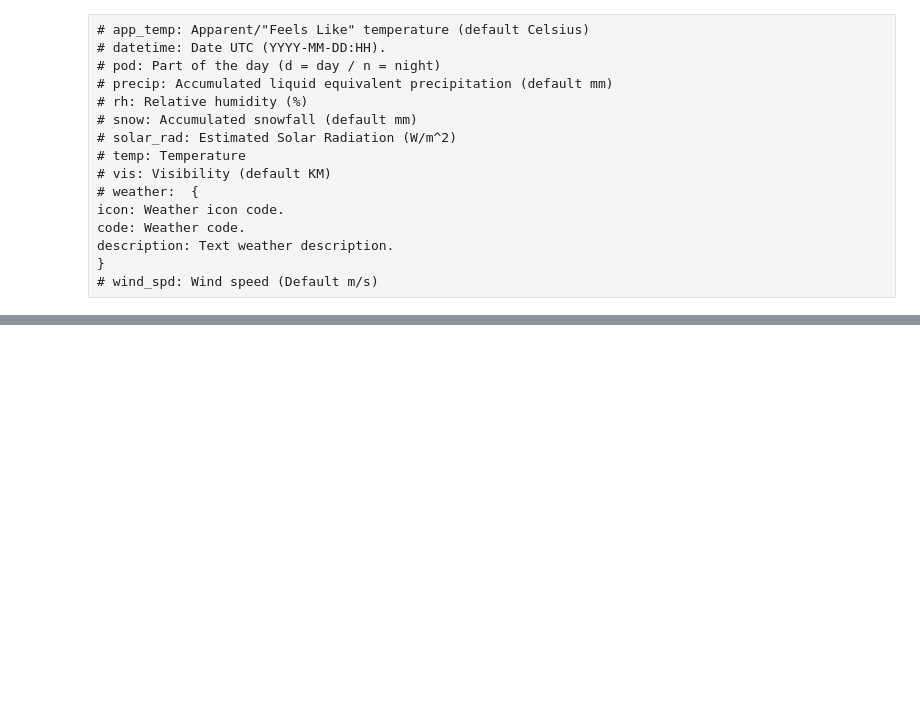
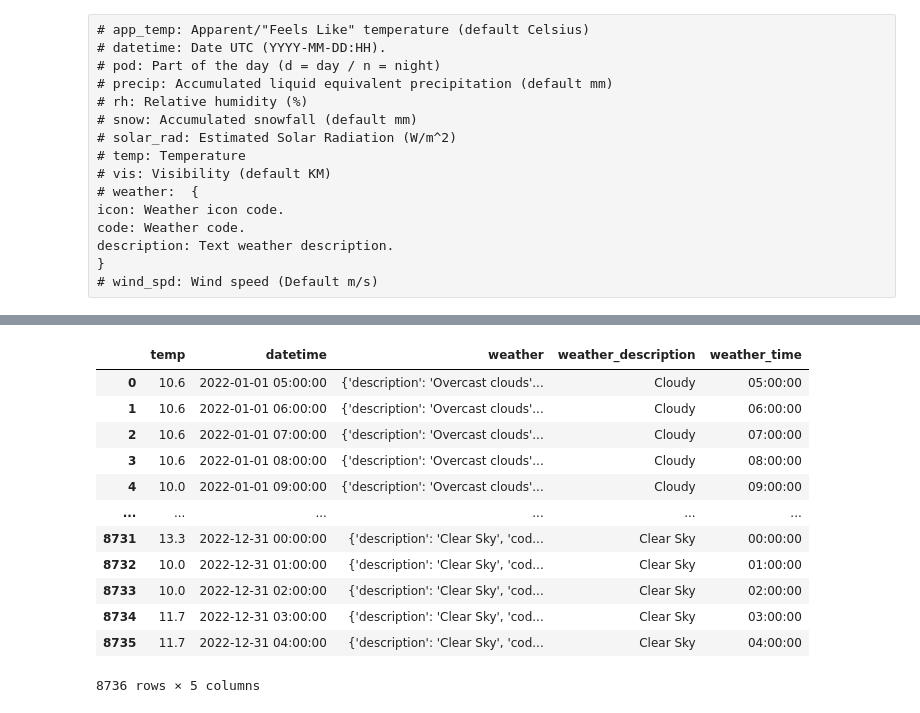
Before and after one commit to Saoirse555/BusynessNYCGroup8, a Jupyter notebook: weather_process.ipynb, the cells around one changed output, grey strips where cells are left out. Drawn from its saved outputs; the diff is of its cells as text; code cells hidden in the pictures; blank space fills up the shorter version.

Commit message:
filter related weather features

```diff
--- a/weather_process.ipynb
+++ b/weather_process.ipynb
@@ -161,3 +163,12 @@ df.loc[df['weather_description'].str.contains('clouds|haze', case=False), 'weath
 print(df['weather_description'].unique().tolist())
 # %% [output]
 ['Cloudy', 'Light rain', 'Heavy rain', 'Fog', 'Clear Sky', 'Snow', 'Moderate rain', 'Freezing rain', 'Thunderstorm with heavy rain']
+# %%
+# Update the 'weather_description' column with the desired categories
+df.loc[df['weather_description'].str.contains('Light rain', case=False), 'weather_description'] = 'rain'
+df.loc[df['weather_description'].str.contains('Freezing rain', case=False), 'weather_description'] = 'rain'
+df.loc[df['weather_description'].str.contains('Thunderstorm with heavy rain', case=False), 'weather_description'] = 'rain'
+df.loc[df['weather_description'].str.contains('Moderate rain', case=False), 'weather_description'] = 'rain'
+
+# Verify the updated 'weather_description' column
+print(df['weather_description'].unique().tolist())
@@ -228,0 +258,27 @@ description: Text weather description.
+# %%
+df['datetime'] = pd.to_datetime(df['datetime'], format='%Y-%m-%d:%H')
+df['weather_time'] = df['datetime'].dt.hour
+# %%
+df['weather_time'] = df['datetime'].dt.hour.map('{:02d}'.format)
+# %%
+def round_to_nearest_hour(time):
+    rounded_time = time.replace(minute=0, second=0)
+    return rounded_time
+
+df['weather_time'] = df['datetime'].apply(lambda x: round_to_nearest_hour(x.time()))
+# %%
+df
+# %% [output]
+|  | temp | datetime | weather | weather_description | weather_time |
+| 0 | 10.6 | 2022-01-01 05:00:00 | {'description': 'Overcast clouds'... | Cloudy | 05:00:00 |
+| 1 | 10.6 | 2022-01-01 06:00:00 | {'description': 'Overcast clouds'... | Cloudy | 06:00:00 |
+| 2 | 10.6 | 2022-01-01 07:00:00 | {'description': 'Overcast clouds'... | Cloudy | 07:00:00 |
+| 3 | 10.6 | 2022-01-01 08:00:00 | {'description': 'Overcast clouds'... | Cloudy | 08:00:00 |
+| 4 | 10.0 | 2022-01-01 09:00:00 | {'description': 'Overcast clouds'... | Cloudy | 09:00:00 |
+| ... | ... | ... | ... | ... | ... |
+| 8731 | 13.3 | 2022-12-31 00:00:00 | {'description': 'Clear Sky', 'cod... | Clear Sky | 00:00:00 |
+| 8732 | 10.0 | 2022-12-31 01:00:00 | {'description': 'Clear Sky', 'cod... | Clear Sky | 01:00:00 |
+| 8733 | 10.0 | 2022-12-31 02:00:00 | {'description': 'Clear Sky', 'cod... | Clear Sky | 02:00:00 |
+| 8734 | 11.7 | 2022-12-31 03:00:00 | {'description': 'Clear Sky', 'cod... | Clear Sky | 03:00:00 |
+| 8735 | 11.7 | 2022-12-31 04:00:00 | {'description': 'Clear Sky', 'cod... | Clear Sky | 04:00:00 |
+8736 rows × 5 columns
```
Also changed, not shown: parts of 7 cells of this notebook.
